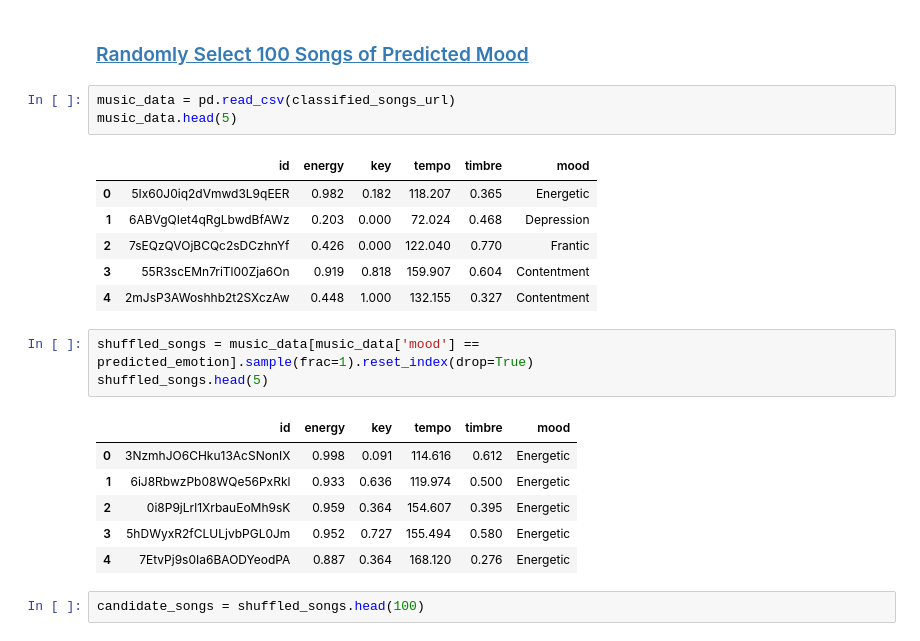
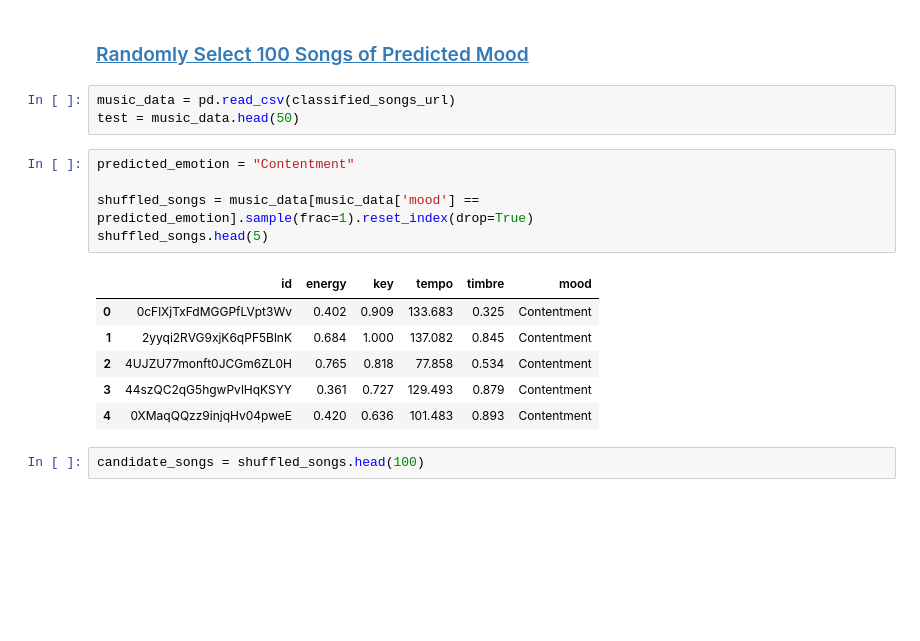
Before and after one commit to 3-And-1-2-Men/COMP3610-Project, a Jupyter notebook: Mood_Playlist_Generator.ipynb, the cells around one changed output. Saved outputs shown, nothing was run; the diff lists cells and outputs as text; blank space fills up the shorter version.

```diff
--- a/Mood_Playlist_Generator.ipynb
+++ b/Mood_Playlist_Generator.ipynb
@@ -955,24 +955,19 @@ Predicted Emotion: Contentment
 ### <a id='toc6_3_'></a>[Randomly Select 100 Songs of Predicted Mood](#toc0_)
 # %%
 music_data = pd.read_csv(classified_songs_url)
-music_data.head(5)
+test = music_data.head(50)
-# %% [output]
-|  | id | energy | key | tempo | timbre | mood |
-| 0 | 5Ix60J0iq2dVmwd3L9qEER | 0.982 | 0.182 | 118.207 | 0.365 | Energetic |
-| 1 | 6ABVgQIet4qRgLbwdBfAWz | 0.203 | 0.000 | 72.024 | 0.468 | Depression |
-| 2 | 7sEQzQVOjBCQc2sDCzhnYf | 0.426 | 0.000 | 122.040 | 0.770 | Frantic |
-| 3 | 55R3scEMn7riTl00Zja6On | 0.919 | 0.818 | 159.907 | 0.604 | Contentment |
-| 4 | 2mJsP3AWoshhb2t2SXczAw | 0.448 | 1.000 | 132.155 | 0.327 | Contentment |
 # %%
+predicted_emotion = "Contentment"
+
 shuffled_songs = music_data[music_data['mood'] == predicted_emotion].sample(frac=1).reset_index(drop=True)
 shuffled_songs.head(5)
 # %% [output]
 |  | id | energy | key | tempo | timbre | mood |
-| 0 | 3NzmhJO6CHku13AcSNonIX | 0.998 | 0.091 | 114.616 | 0.612 | Energetic |
-| 1 | 6iJ8RbwzPb08WQe56PxRkl | 0.933 | 0.636 | 119.974 | 0.500 | Energetic |
-| 2 | 0i8P9jLrl1XrbauEoMh9sK | 0.959 | 0.364 | 154.607 | 0.395 | Energetic |
-| 3 | 5hDWyxR2fCLULjvbPGL0Jm | 0.952 | 0.727 | 155.494 | 0.580 | Energetic |
-| 4 | 7EtvPj9s0Ia6BAODYeodPA | 0.887 | 0.364 | 168.120 | 0.276 | Energetic |
+| 0 | 0cFlXjTxFdMGGPfLVpt3Wv | 0.402 | 0.909 | 133.683 | 0.325 | Contentment |
+| 1 | 2yyqi2RVG9xjK6qPF5BlnK | 0.684 | 1.000 | 137.082 | 0.845 | Contentment |
+| 2 | 4UJZU77monft0JCGm6ZL0H | 0.765 | 0.818 | 77.858 | 0.534 | Contentment |
+| 3 | 44szQC2qG5hgwPvlHqKSYY | 0.361 | 0.727 | 129.493 | 0.879 | Contentment |
+| 4 | 0XMaqQQzz9injqHv04pweE | 0.420 | 0.636 | 101.483 | 0.893 | Contentment |
 # %%
 candidate_songs = shuffled_songs.head(100)
 # %% [markdown]
```
Also changed, not shown: parts of 1 cell of this notebook, 8 other files.
